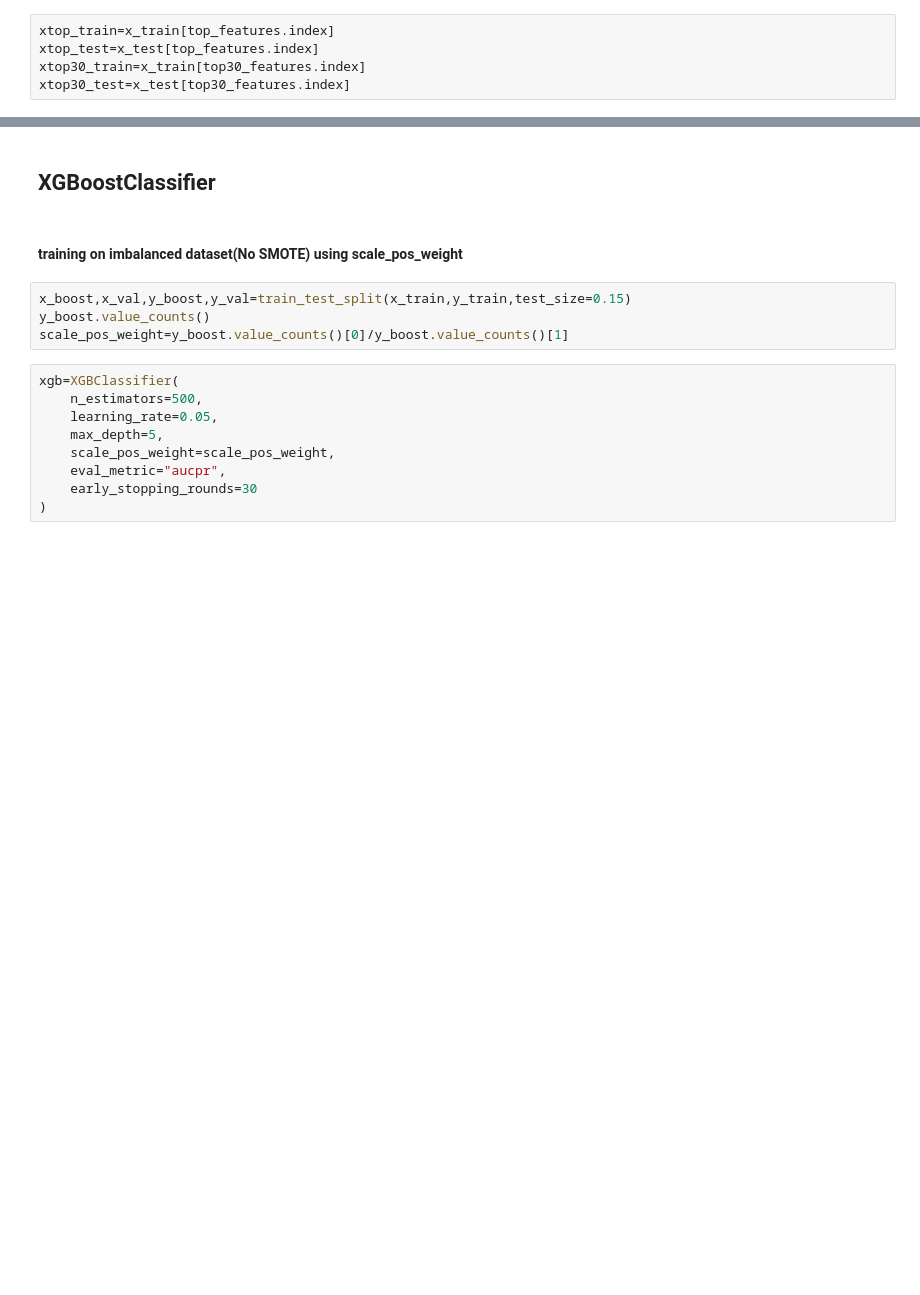
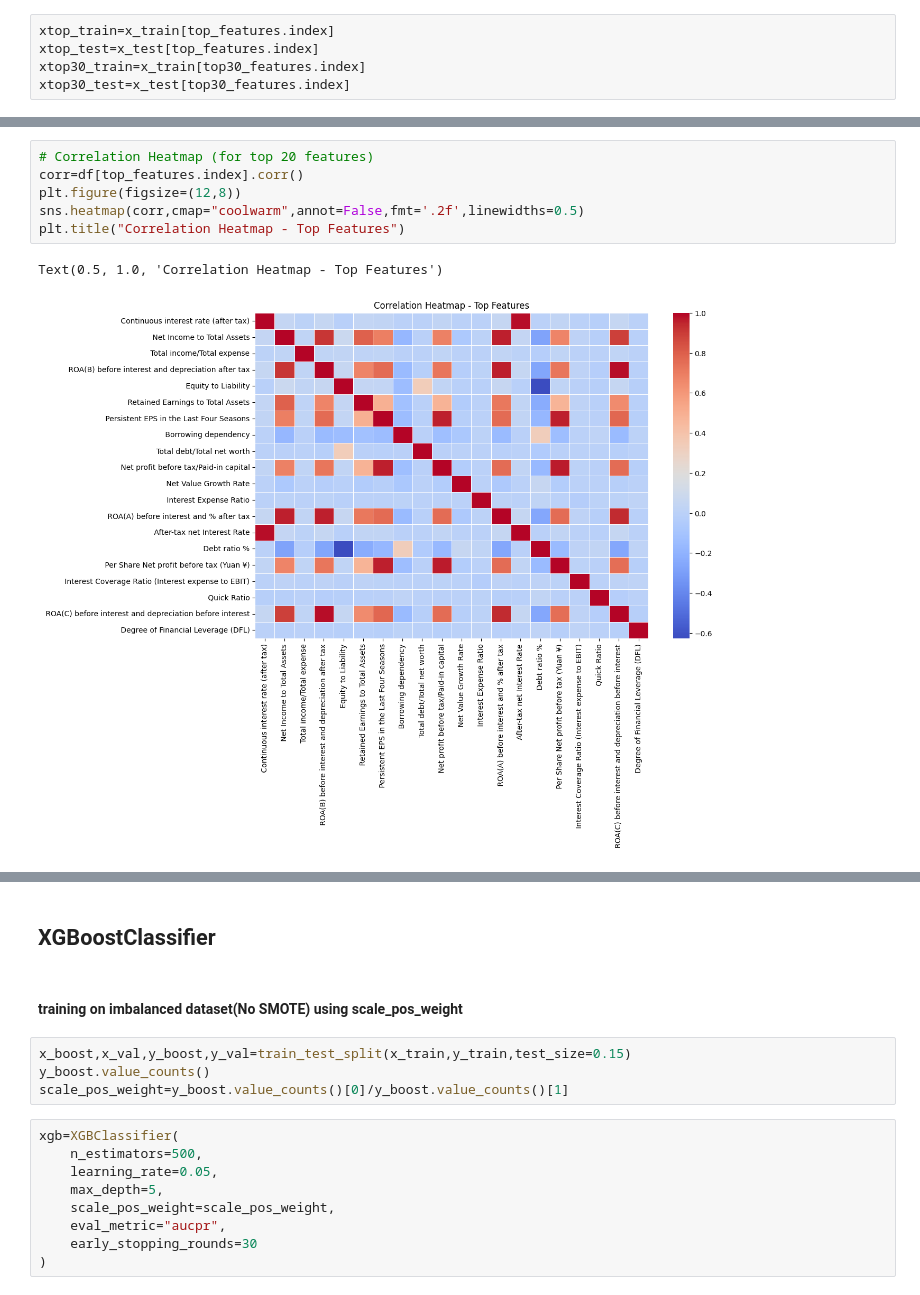
Before and after one commit to Wizardcode28/Company_Bankruptcy_Prediction, a Jupyter notebook: bankruptcy_prediction.ipynb, the cells around one changed output, grey strips where cells are left out. Cells and saved outputs as stored; diff of their text form; blank space fills up the shorter version.

```diff
--- a/bankruptcy_prediction.ipynb
+++ b/bankruptcy_prediction.ipynb
@@ -794,0 +799,9 @@ top_features.plot(kind="bar")
+# %%
+# Correlation Heatmap (for top 20 features)
+corr=df[top_features.index].corr()
+plt.figure(figsize=(12,8))
+sns.heatmap(corr,cmap="coolwarm",annot=False,fmt='.2f',linewidths=0.5)
+plt.title("Correlation Heatmap - Top Features")
+# %% [output]
+Text(0.5, 1.0, 'Correlation Heatmap - Top Features')
+[figure, added]
```
Also changed, not shown: parts of 22 cells of this notebook, 22 other files.
